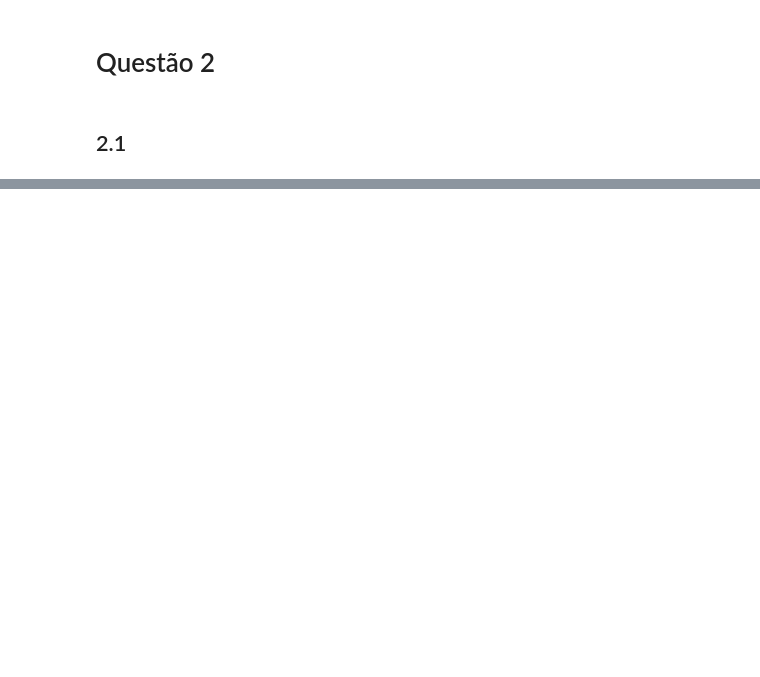
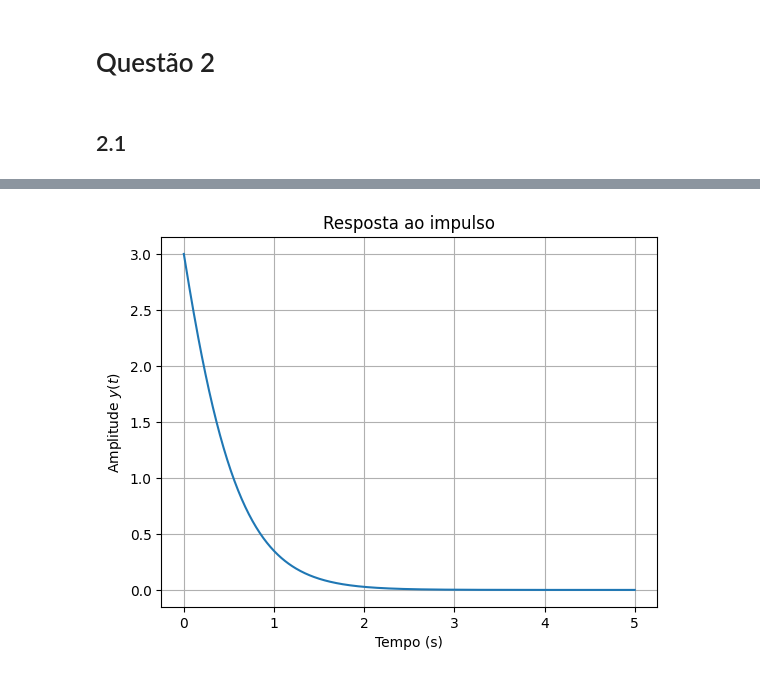
Before and after one commit to AntonioLaureno28/C-digos-HW1, a Jupyter notebook: Questão 2/q2.ipynb, the cells around one changed output, grey strips where cells are left out. Drawn from its saved outputs; the diff is of its cells as text; code cells hidden in the pictures; blank space fills up the shorter version.

```diff
--- a/Questão 2/q2.ipynb
+++ b/Questão 2/q2.ipynb
@@ -30,0 +83,25 @@ Text(0, 0.5, 'Modo 2')
+# %%
+import numpy as np
+from scipy import signal
+import matplotlib.pyplot as plt
+
+# Definindo os coeficientes do numerador e do denominador de G(s)
+num_G = [2, 15, 31]
+den_G = [1, 6, 9]
+
+#Criando o objeto TransferFunction usando scipy
+G_system = signal.TransferFunction(num_G, den_G)
+
+# Calculando a resposta ao impulso
+t = np.linspace(0, 5, 500)
+t_impulse, y_impulse = signal.impulse(G_system, T=t)
+
+#Plotando a resposta ao impulso
+plt.plot(t_impulse, y_impulse)
+plt.title("Resposta ao impulso")
+plt.xlabel('Tempo (s)')
+plt.ylabel('Amplitude $y(t)$')
+plt.grid(True)
+plt.show()
+# %% [output]
+[figure, added]
```
Also changed, not shown: parts of 8 cells of this notebook, 1 other file.
